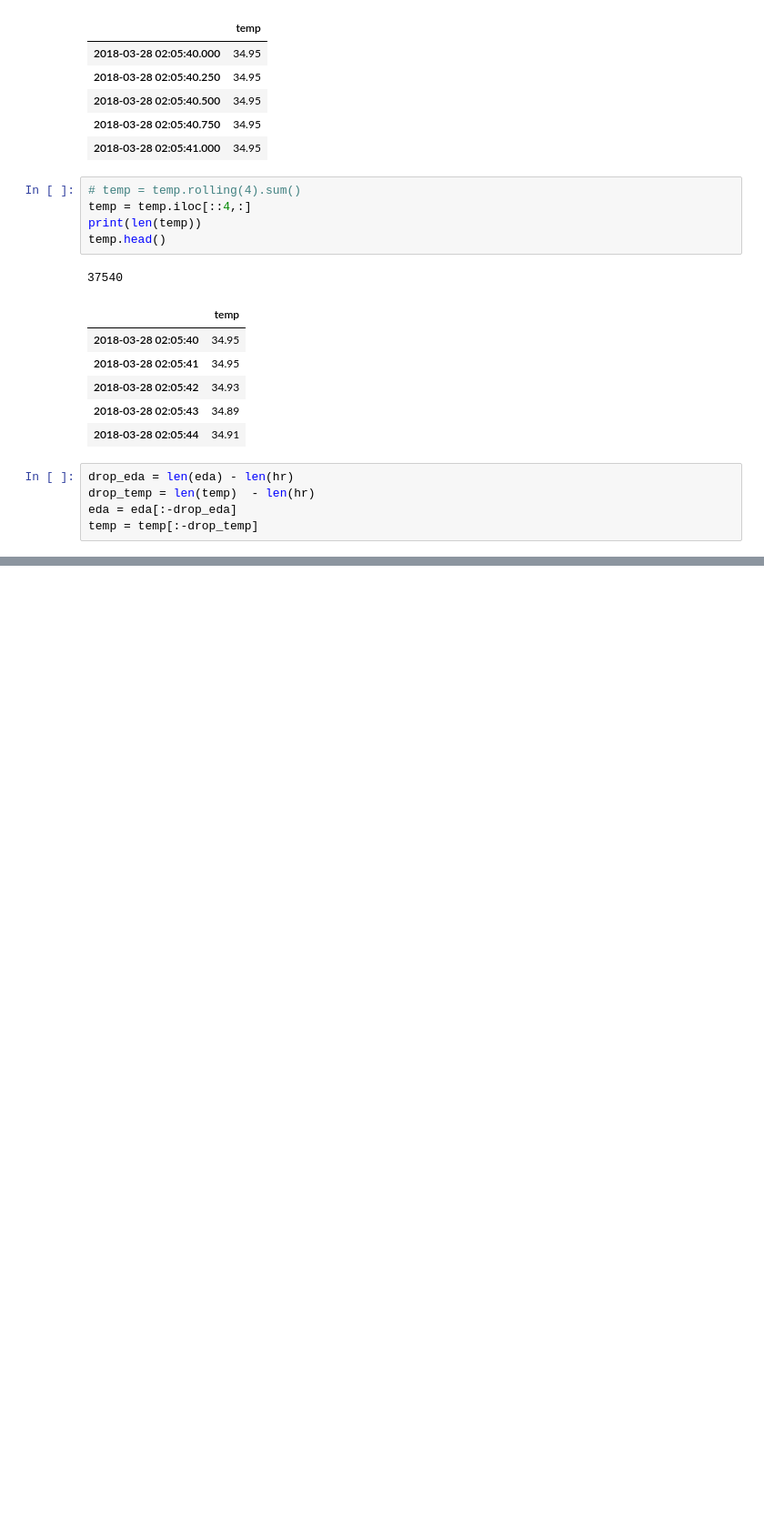
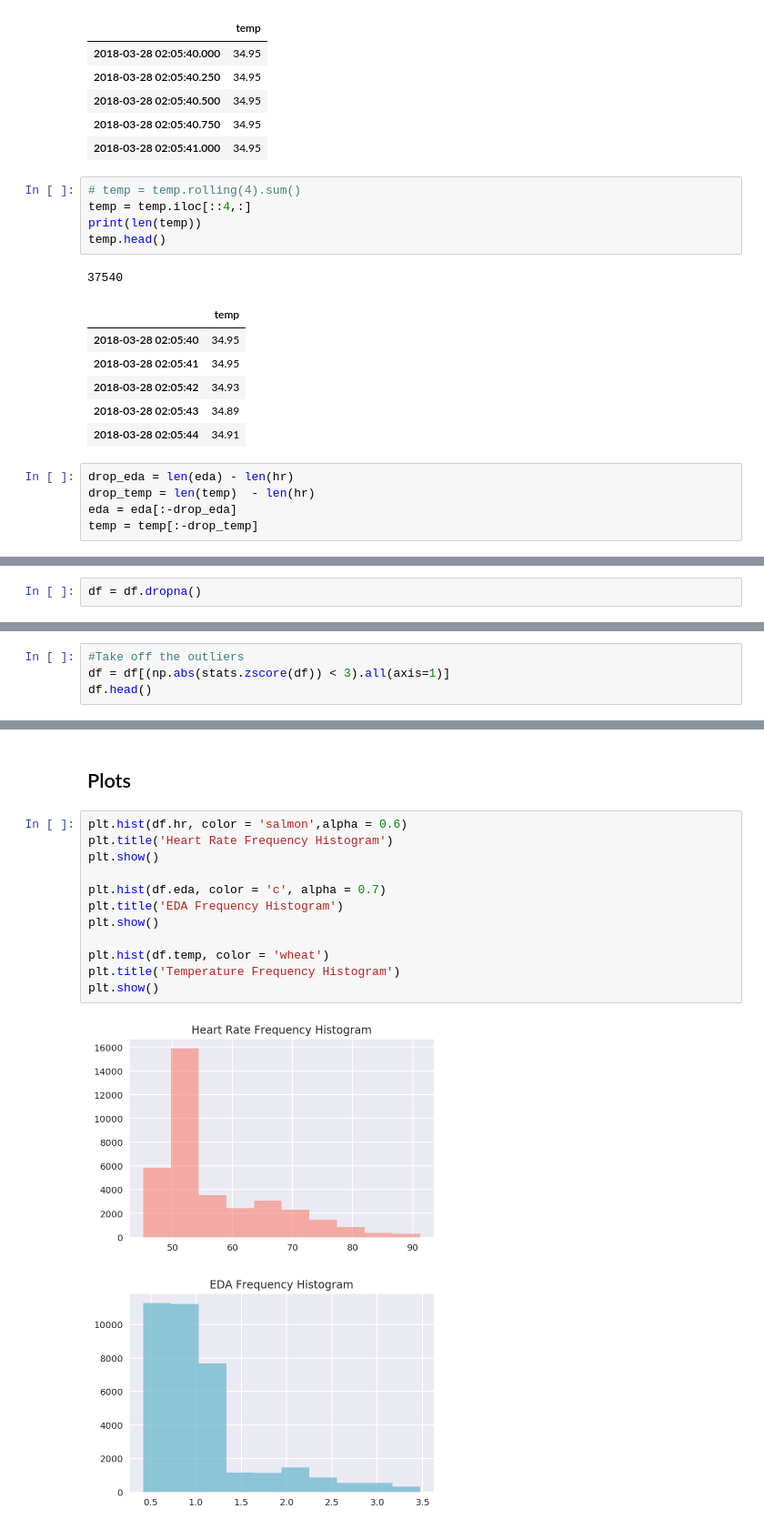
Before and after one commit to haohan723/Physiological-Data-Analysis, a Jupyter notebook: phy_analysis.ipynb, the cells around one changed output, grey strips where cells are left out. Shown: that part at 91% size. Cells and saved outputs as stored; diff of their text form; blank space fills up the shorter version.

```diff
--- a/phy_analysis.ipynb
+++ b/phy_analysis.ipynb
@@ -313,0 +312,2 @@ df.head()
+# %%
+df = df.dropna()
@@ -313,0 +327,4 @@ df.head()
+# %%
+#Take off the outliers
+df = df[(np.abs(stats.zscore(df)) < 3).all(axis=1)]
+df.head()
@@ -313,0 +338,17 @@ df.head()
+# %% [markdown]
+## Plots
+# %%
+plt.hist(df.hr, color = 'salmon',alpha = 0.6)
+plt.title('Heart Rate Frequency Histogram')
+plt.show()
+
+plt.hist(df.eda, color = 'c', alpha = 0.7)
+plt.title('EDA Frequency Histogram')
+plt.show()
+
+plt.hist(df.temp, color = 'wheat')
+plt.title('Temperature Frequency Histogram')
+plt.show()
+# %% [output]
+[figure, added]
+[figure, added]
```
Also changed, not shown: parts of 12 cells of this notebook.
